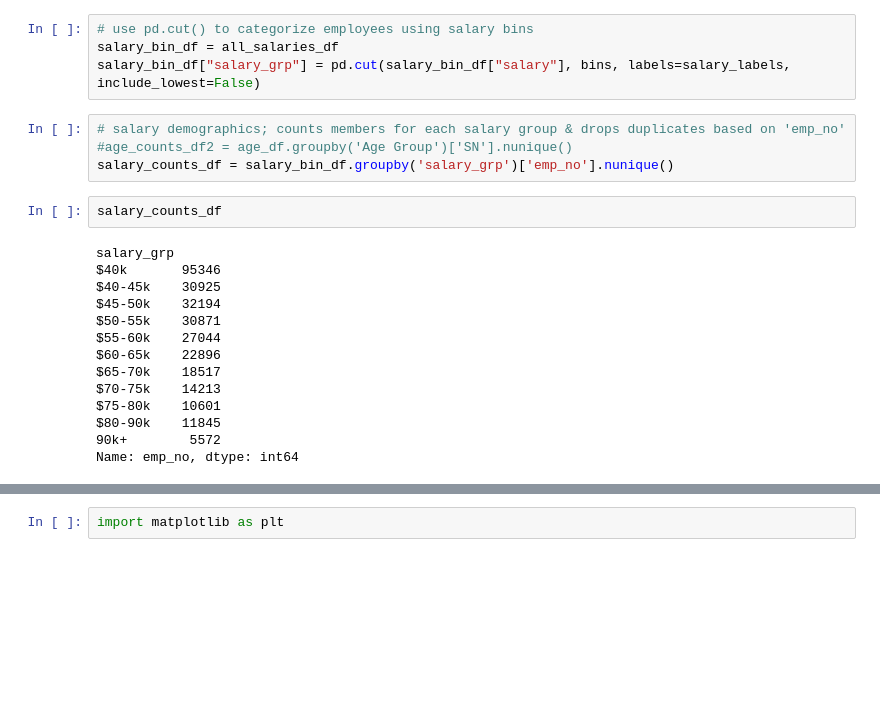
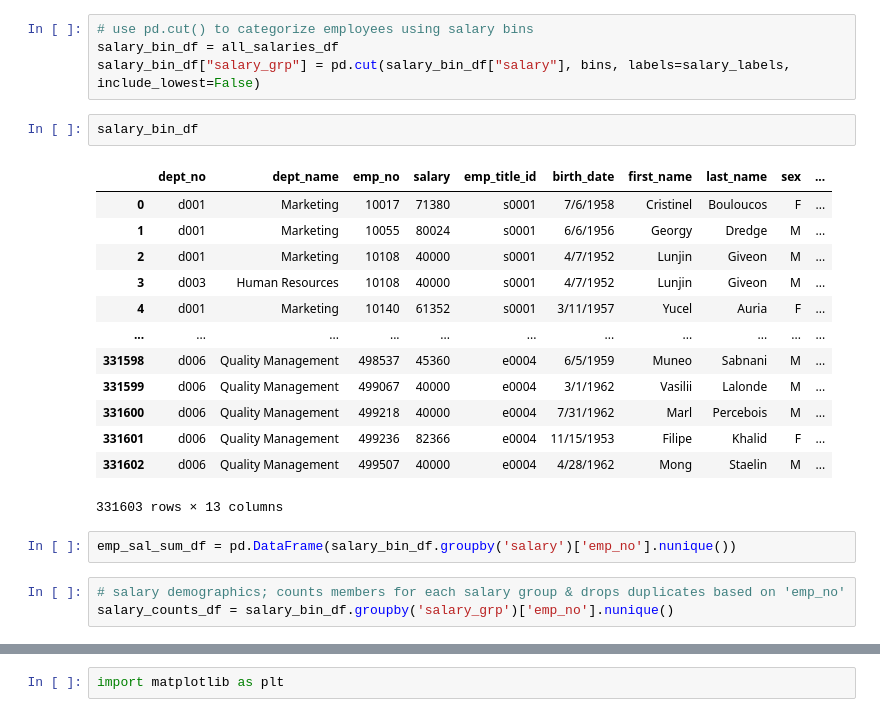
Before and after one commit to juliemcbaker/sql-challenge, a Jupyter notebook: EmployeeSQL/EmployeeSQL.ipynb, the cells around one changed output, grey strips where cells are left out. Drawn from its saved outputs; the diff is of its cells as text; blank space fills up the shorter version.

```diff
--- a/EmployeeSQL/EmployeeSQL.ipynb
+++ b/EmployeeSQL/EmployeeSQL.ipynb
@@ -135,23 +155,24 @@ salary_labels = ["$40k", "$40-45k", "$45-50k", "$50-55k", "$55-60k", "$60-65k",
 # use pd.cut() to categorize employees using salary bins
 salary_bin_df = all_salaries_df
 salary_bin_df["salary_grp"] = pd.cut(salary_bin_df["salary"], bins, labels=salary_labels, include_lowest=False)
+# %%
+salary_bin_df
+# %% [output]
+|  | dept_no | dept_name | emp_no | salary | emp_title_id | birth_date | first_name | last_name | sex | ... |
+| 0 | d001 | Marketing | 10017 | 71380 | s0001 | 7/6/1958 | Cristinel | Bouloucos | F | ... |
+| 1 | d001 | Marketing | 10055 | 80024 | s0001 | 6/6/1956 | Georgy | Dredge | M | ... |
+| 2 | d001 | Marketing | 10108 | 40000 | s0001 | 4/7/1952 | Lunjin | Giveon | M | ... |
+| 3 | d003 | Human Resources | 10108 | 40000 | s0001 | 4/7/1952 | Lunjin | Giveon | M | ... |
+| 4 | d001 | Marketing | 10140 | 61352 | s0001 | 3/11/1957 | Yucel | Auria | F | ... |
+| ... | ... | ... | ... | ... | ... | ... | ... | ... | ... | ... |
+| 331598 | d006 | Quality Management | 498537 | 45360 | e0004 | 6/5/1959 | Muneo | Sabnani | M | ... |
+| 331599 | d006 | Quality Management | 499067 | 40000 | e0004 | 3/1/1962 | Vasilii | Lalonde | M | ... |
+| 331600 | d006 | Quality Management | 499218 | 40000 | e0004 | 7/31/1962 | Marl | Percebois | M | ... |
+| 331601 | d006 | Quality Management | 499236 | 82366 | e0004 | 11/15/1953 | Filipe | Khalid | F | ... |
+| 331602 | d006 | Quality Management | 499507 | 40000 | e0004 | 4/28/1962 | Mong | Staelin | M | ... |
+331603 rows × 13 columns
+# %%
+emp_sal_sum_df = pd.DataFrame(salary_bin_df.groupby('salary')['emp_no'].nunique())
 # %%
 # salary demographics; counts members for each salary group & drops duplicates based on 'emp_no'
-#age_counts_df2 = age_df.groupby('Age Group')['SN'].nunique()
 salary_counts_df = salary_bin_df.groupby('salary_grp')['emp_no'].nunique()
-# %%
-salary_counts_df
-# %% [output]
-salary_grp
-$40k       95346
-$40-45k    30925
-$45-50k    32194
-$50-55k    30871
-$55-60k    27044
-$60-65k    22896
-$65-70k    18517
-$70-75k    14213
-$75-80k    10601
-$80-90k    11845
-90k+        5572
-Name: emp_no, dtype: int64
```
Also changed, not shown: parts of 29 cells of this notebook.
